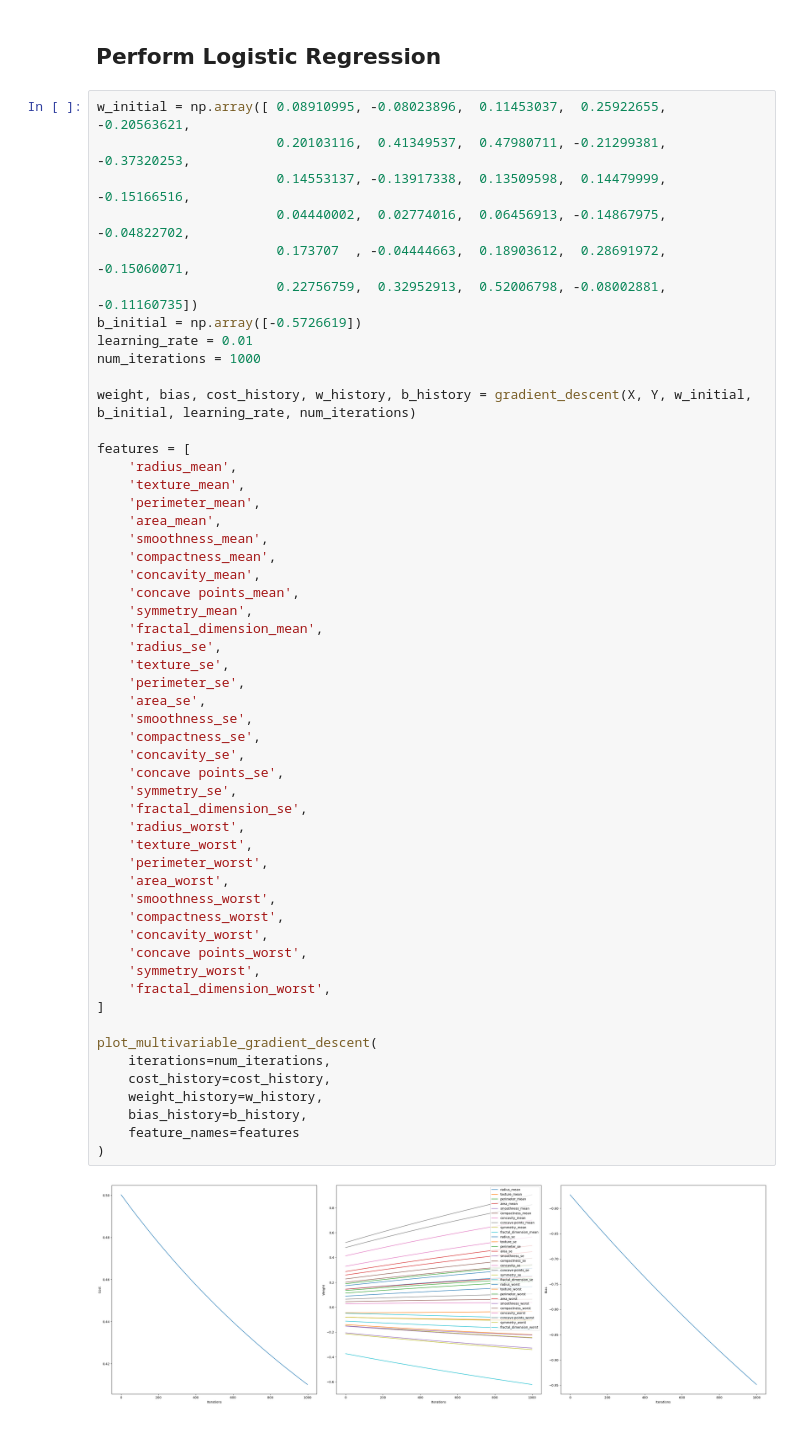
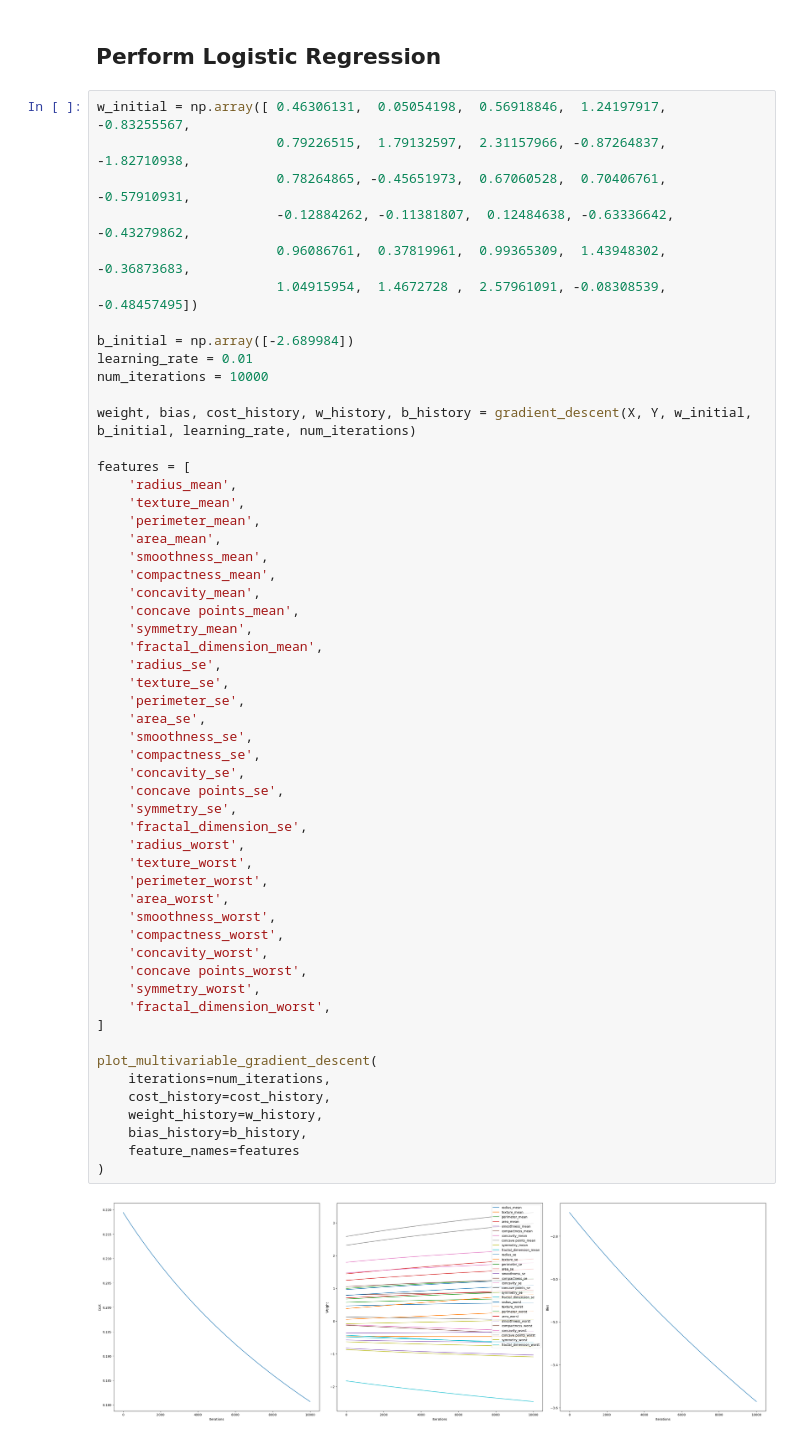
Before and after one commit to shahzadgamedev/MachineLearning, a Jupyter notebook: SupervisedLearning/Classification/BreastCancerExample.ipynb, the cells around one changed output. Saved outputs shown, nothing was run; the diff lists cells and outputs as text.

Commit message:
Changed initial Weights

```diff
--- a/SupervisedLearning/Classification/BreastCancerExample.ipynb
+++ b/SupervisedLearning/Classification/BreastCancerExample.ipynb
@@ -185,15 +185,16 @@ def gradient_descent(x, y, w, b, alpha, iterations):
 # %% [markdown]
 ## Perform Logistic Regression
 # %%
-w_initial = np.array([ 0.08910995, -0.08023896,  0.11453037,  0.25922655, -0.20563621,
-                       0.20103116,  0.41349537,  0.47980711, -0.21299381, -0.37320253,
-                       0.14553137, -0.13917338,  0.13509598,  0.14479999, -0.15166516,
-                       0.04440002,  0.02774016,  0.06456913, -0.14867975, -0.04822702,
-                       0.173707  , -0.04444663,  0.18903612,  0.28691972, -0.15060071,
-                       0.22756759,  0.32952913,  0.52006798, -0.08002881, -0.11160735])
-b_initial = np.array([-0.5726619])
+w_initial = np.array([ 0.46306131,  0.05054198,  0.56918846,  1.24197917, -0.83255567,
+                       0.79226515,  1.79132597,  2.31157966, -0.87264837, -1.82710938,
+                       0.78264865, -0.45651973,  0.67060528,  0.70406761, -0.57910931,
+                       -0.12884262, -0.11381807,  0.12484638, -0.63336642, -0.43279862,
+                       0.96086761,  0.37819961,  0.99365309,  1.43948302, -0.36873683,
+                       1.04915954,  1.4672728 ,  2.57961091, -0.08308539, -0.48457495])
+
+b_initial = np.array([-2.689984])
 learning_rate = 0.01
-num_iterations = 1000
+num_iterations = 10000
 
 weight, bias, cost_history, w_history, b_history = gradient_descent(X, Y, w_initial, b_initial, learning_rate, num_iterations)
 
@@ -211,34 +212,34 @@ features = [
     'radius_se',
     'texture_se',
     'perimeter_se',
     'area_se',
     'smoothness_se',
     'compactness_se',
     'concavity_se',
     'concave points_se',
     'symmetry_se',
     'fractal_dimension_se',
     'radius_worst',
     'texture_worst',
     'perimeter_worst',
     'area_worst',
     'smoothness_worst',
     'compactness_worst',
     'concavity_worst',
     'concave points_worst',
     'symmetry_worst',
     'fractal_dimension_worst',
 ]
 
 plot_multivariable_gradient_descent(
     iterations=num_iterations,
     cost_history=cost_history,
     weight_history=w_history,
     bias_history=b_history,
     feature_names=features
 )
 # %% [output]
-[figure, old version]
+[figure, new version]
 # %%
 print(cost_function(X, Y, weight, bias))
 print(f'Weight: {repr(weight)}')
```
Also changed, not shown: parts of 1 cell of this notebook.
